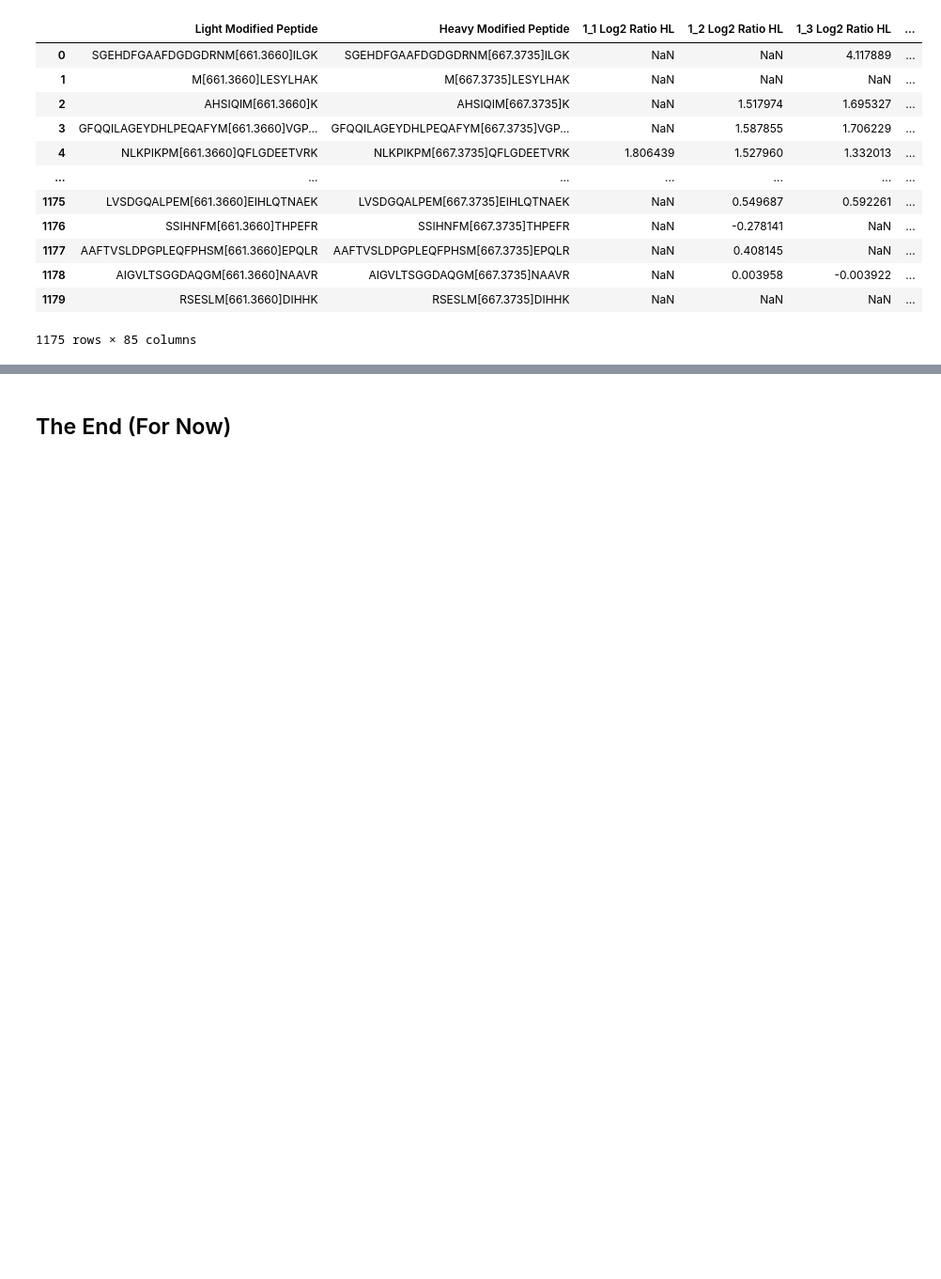
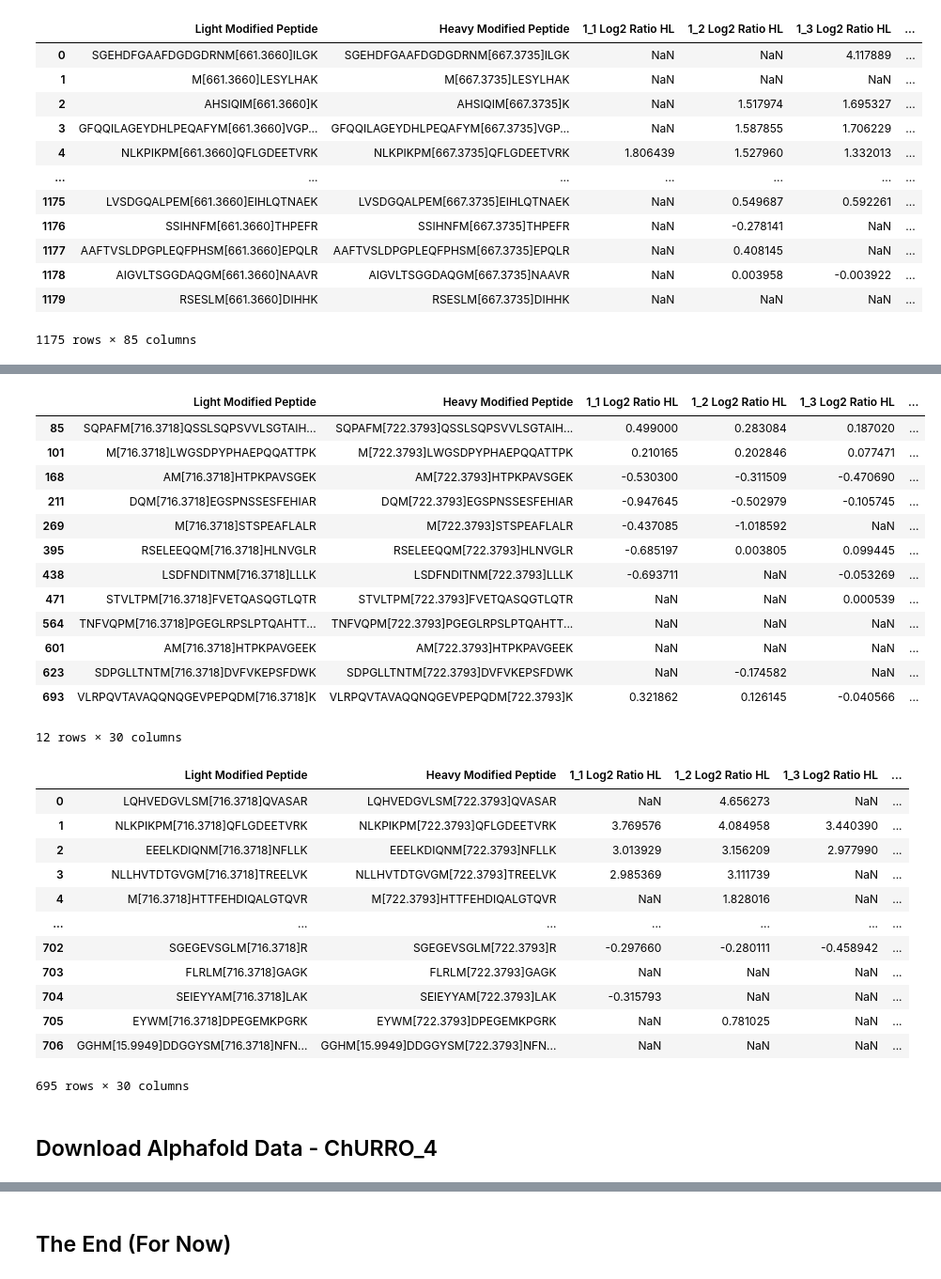
Before and after one commit to ritster/MetML, a Jupyter notebook: ChURRO_revisions/datagen-revisions.ipynb, the cells around one changed output, grey strips where cells are left out. Shown at 94% size. Saved outputs shown, nothing was run; the diff lists cells and outputs as text; code cells hidden in the pictures; blank space fills up the shorter version.

```diff
--- a/ChURRO_revisions/datagen-revisions.ipynb
+++ b/ChURRO_revisions/datagen-revisions.ipynb
@@ -1800,0 +1933,3 @@ peptides_wa
+# %%
+peptides_cs["Sequence Length"] = peptides_cs["Peptide Sequence"].str.len()
+peptides_cs;
@@ -1800,0 +1944,14 @@ peptides_wa
+# %%
+# Extract left prefix of modified methionine (for indexing purposes)
+
+IUPACCodes = "ACDEFGHIKLMNPQRSTVWY"
+filtering = lambda string: ''.join([char for char in string if char in IUPACCodes])
+
+left_prefix_pattern = "(.*)(" + modifications_pattern + ")"
+print(left_prefix_pattern)
+
+peptides_cs["Left Prefix"] = peptides_cs["Light Modified Peptide"].str.extract(left_prefix_pattern)[0]
+peptides_cs["Left Prefix"] = peptides_cs["Left Prefix"].map(filtering)
+peptides_cs["Left Prefix Length"] = peptides_cs["Left Prefix"].str.len()
+
+peptides_cs;
@@ -1800,0 +1988,38 @@ peptides_wa
+# %%
+# Remove invalid proteins (according to alphafold)
+# 12 invalid peptides as a result -> 2 red, 3 blue, 7 grey
+
+invalid_IDs = ['Q9Y520', 'P46013', 'P78527', 'Q14204', 'P49792']
+display(peptides_cs[peptides_cs["Protein ID"].isin(invalid_IDs)])
+peptides_cs = peptides_cs[~peptides_cs["Protein ID"].isin(invalid_IDs)]
+peptides_cs
+# %% [output]
+|  | Light Modified Peptide | Heavy Modified Peptide | 1_1 Log2 Ratio HL | 1_2 Log2 Ratio HL | 1_3 Log2 Ratio HL | ... |
+| 85 | SQPAFM[716.3718]QSSLSQPSVVLSGTAIH... | SQPAFM[722.3793]QSSLSQPSVVLSGTAIH... | 0.499000 | 0.283084 | 0.187020 | ... |
+| 101 | M[716.3718]LWGSDPYPHAEPQQATTPK | M[722.3793]LWGSDPYPHAEPQQATTPK | 0.210165 | 0.202846 | 0.077471 | ... |
+| 168 | AM[716.3718]HTPKPAVSGEK | AM[722.3793]HTPKPAVSGEK | -0.530300 | -0.311509 | -0.470690 | ... |
+| 211 | DQM[716.3718]EGSPNSSESFEHIAR | DQM[722.3793]EGSPNSSESFEHIAR | -0.947645 | -0.502979 | -0.105745 | ... |
+| 269 | M[716.3718]STSPEAFLALR | M[722.3793]STSPEAFLALR | -0.437085 | -1.018592 | NaN | ... |
+| 395 | RSELEEQQM[716.3718]HLNVGLR | RSELEEQQM[722.3793]HLNVGLR | -0.685197 | 0.003805 | 0.099445 | ... |
+| 438 | LSDFNDITNM[716.3718]LLLK | LSDFNDITNM[722.3793]LLLK | -0.693711 | NaN | -0.053269 | ... |
+| 471 | STVLTPM[716.3718]FVETQASQGTLQTR | STVLTPM[722.3793]FVETQASQGTLQTR | NaN | NaN | 0.000539 | ... |
+| 564 | TNFVQPM[716.3718]PGEGLRPSLPTQAHTT... | TNFVQPM[722.3793]PGEGLRPSLPTQAHTT... | NaN | NaN | NaN | ... |
+| 601 | AM[716.3718]HTPKPAVGEEK | AM[722.3793]HTPKPAVGEEK | NaN | NaN | NaN | ... |
+| 623 | SDPGLLTNTM[716.3718]DVFVKEPSFDWK | SDPGLLTNTM[722.3793]DVFVKEPSFDWK | NaN | -0.174582 | NaN | ... |
+| 693 | VLRPQVTAVAQQNQGEVPEPQDM[716.3718]K | VLRPQVTAVAQQNQGEVPEPQDM[722.3793]K | 0.321862 | 0.126145 | -0.040566 | ... |
+12 rows × 30 columns
+|  | Light Modified Peptide | Heavy Modified Peptide | 1_1 Log2 Ratio HL | 1_2 Log2 Ratio HL | 1_3 Log2 Ratio HL | ... |
+| 0 | LQHVEDGVLSM[716.3718]QVASAR | LQHVEDGVLSM[722.3793]QVASAR | NaN | 4.656273 | NaN | ... |
+| 1 | NLKPIKPM[716.3718]QFLGDEETVRK | NLKPIKPM[722.3793]QFLGDEETVRK | 3.769576 | 4.084958 | 3.440390 | ... |
+| 2 | EEELKDIQNM[716.3718]NFLLK | EEELKDIQNM[722.3793]NFLLK | 3.013929 | 3.156209 | 2.977990 | ... |
+| 3 | NLLHVTDTGVGM[716.3718]TREELVK | NLLHVTDTGVGM[722.3793]TREELVK | 2.985369 | 3.111739 | NaN | ... |
+| 4 | M[716.3718]HTTFEHDIQALGTQVR | M[722.3793]HTTFEHDIQALGTQVR | NaN | 1.828016 | NaN | ... |
+| ... | ... | ... | ... | ... | ... | ... |
+| 702 | SGEGEVSGLM[716.3718]R | SGEGEVSGLM[722.3793]R | -0.297660 | -0.280111 | -0.458942 | ... |
+| 703 | FLRLM[716.3718]GAGK | FLRLM[722.3793]GAGK | NaN | NaN | NaN | ... |
+| 704 | SEIEYYAM[716.3718]LAK | SEIEYYAM[722.3793]LAK | -0.315793 | NaN | NaN | ... |
+| 705 | EYWM[716.3718]DPEGEMKPGRK | EYWM[722.3793]DPEGEMKPGRK | NaN | 0.781025 | NaN | ... |
+| 706 | GGHM[15.9949]DDGGYSM[716.3718]NFN... | GGHM[15.9949]DDGGYSM[722.3793]NFN... | NaN | NaN | NaN | ... |
+695 rows × 30 columns
+# %% [markdown]
+## Download Alphafold Data - ChURRO_4
```
Also changed, not shown: parts of 61 cells of this notebook, 18 other files.
